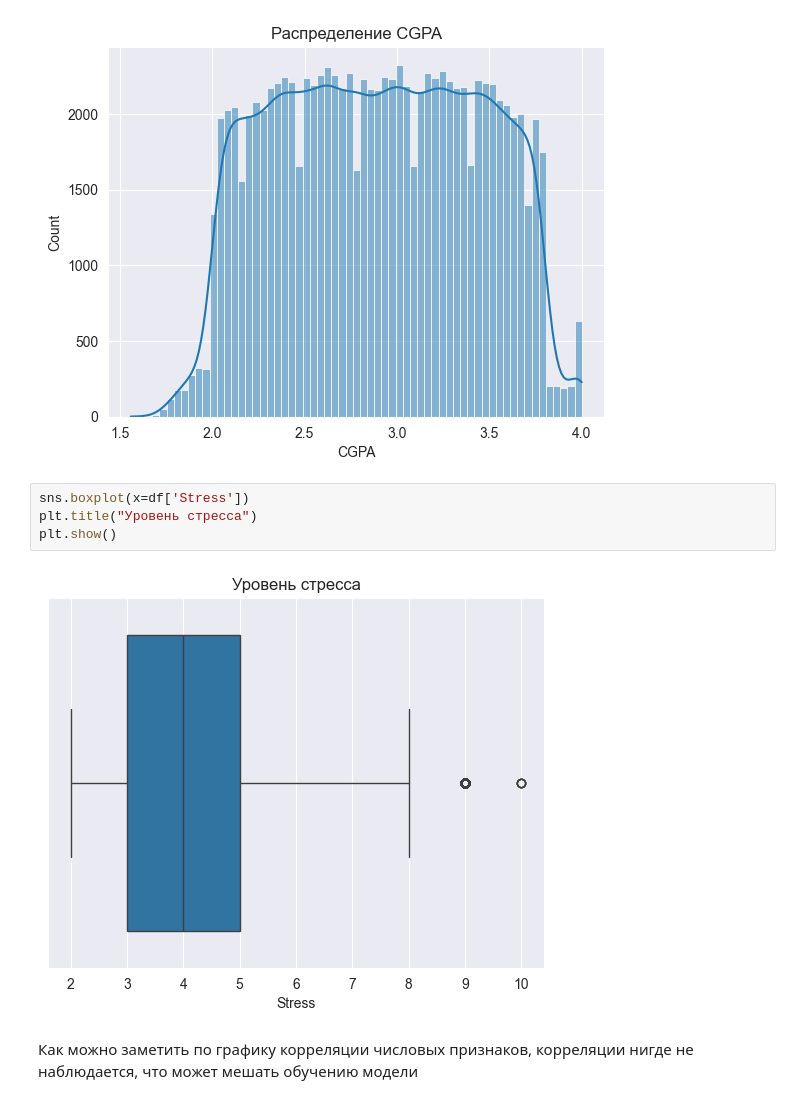
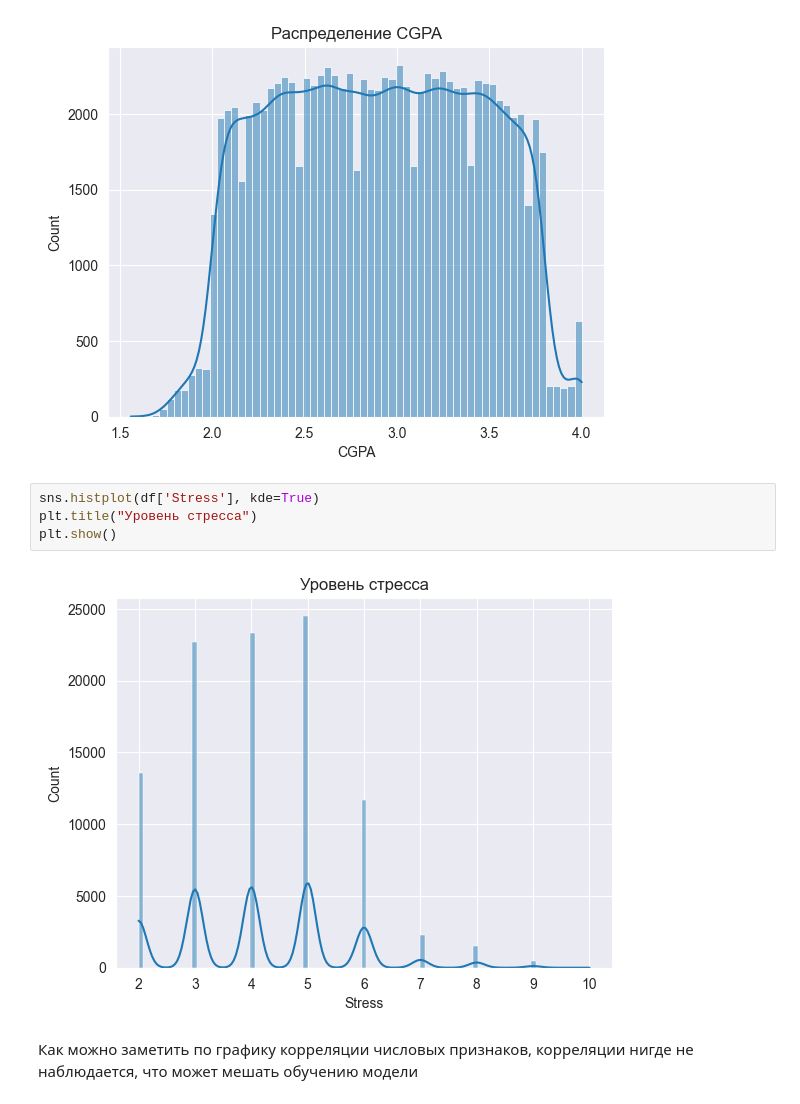
Before and after one commit to kat10n/Datascience_labs, a Jupyter notebook: Lab1/Lab1.ipynb, the cells around one changed output. Cells and saved outputs as stored; diff of their text form.

```diff
--- a/Lab1/Lab1.ipynb
+++ b/Lab1/Lab1.ipynb
@@ -123,11 +119,11 @@ plt.show()
 # %% [output]
 [figure]
 # %%
-sns.boxplot(x=df['Stress'])
+sns.histplot(df['Stress'], kde=True)
 plt.title("Уровень стресса")
 plt.show()
 # %% [output]
-[figure, old version]
+[figure, new version]
 # %% [markdown]
 Как можно заметить по графику корреляции числовых признаков, корреляции нигде не наблюдается, что может мешать обучению модели
 # %%
```
Also changed, not shown: parts of 67 cells of this notebook.
